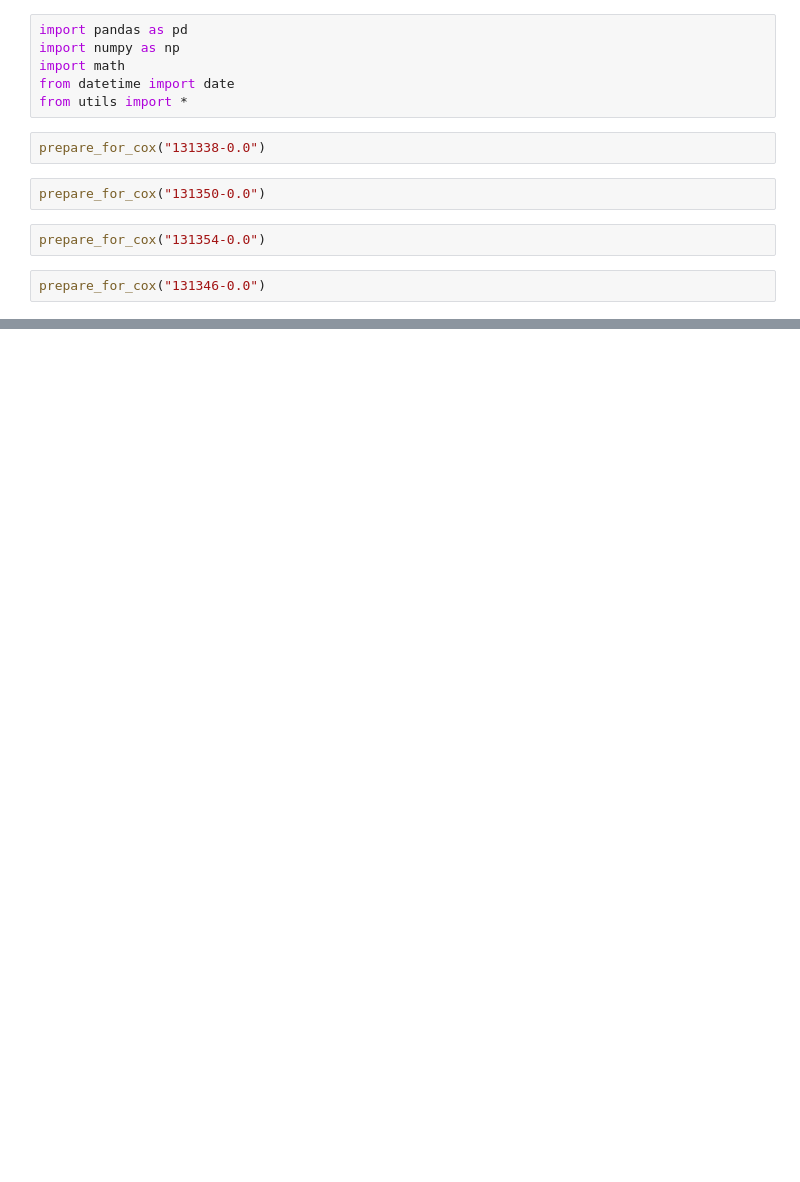
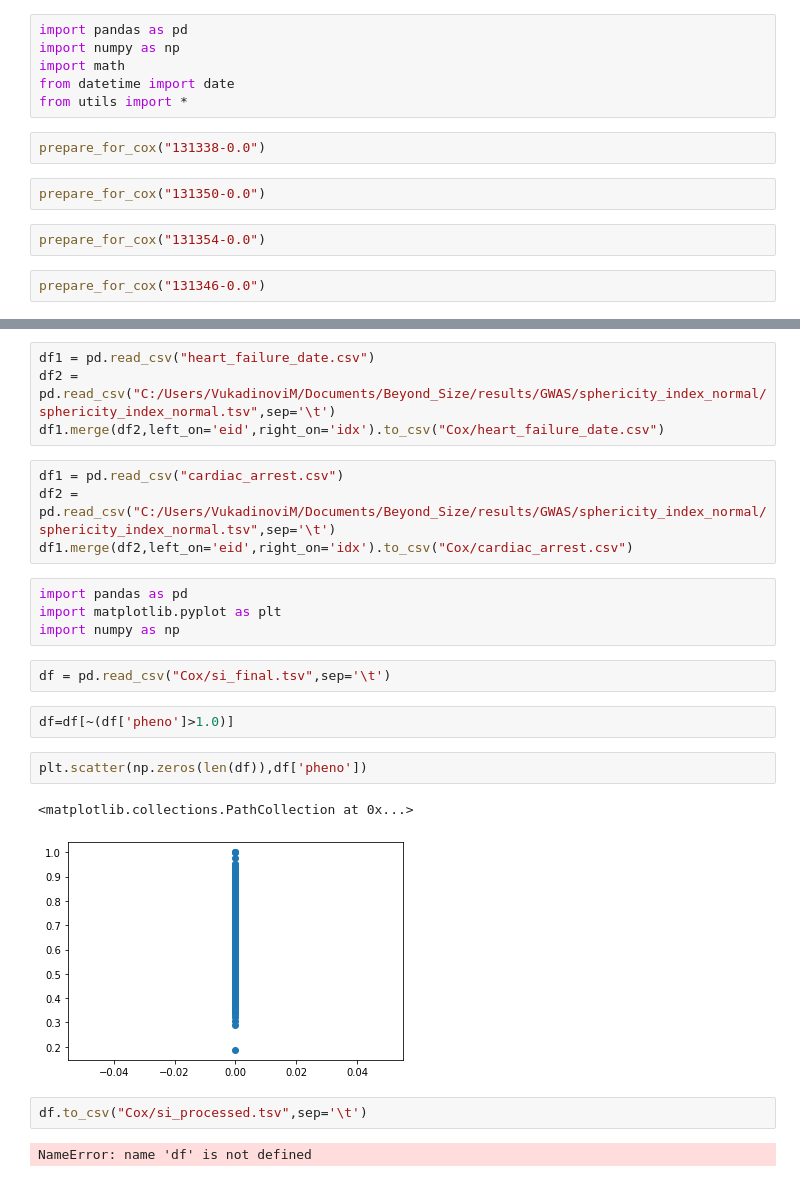
Before and after one commit to vukadinovic936/sphericity, a Jupyter notebook: CoxMethod/Cox.ipynb, the cells around one changed output, grey strips where cells are left out. Cells and saved outputs as stored; diff of their text form; blank space fills up the shorter version.

```diff
--- a/CoxMethod/Cox.ipynb
+++ b/CoxMethod/Cox.ipynb
@@ -54,0 +27,25 @@ df
+# %%
+df1 = pd.read_csv("heart_failure_date.csv")
+df2 = pd.read_csv("C:/Users/VukadinoviM/Documents/Beyond_Size/results/GWAS/sphericity_index_normal/sphericity_index_normal.tsv",sep='\t')
+df1.merge(df2,left_on='eid',right_on='idx').to_csv("Cox/heart_failure_date.csv")
+# %%
+df1 = pd.read_csv("cardiac_arrest.csv")
+df2 = pd.read_csv("C:/Users/VukadinoviM/Documents/Beyond_Size/results/GWAS/sphericity_index_normal/sphericity_index_normal.tsv",sep='\t')
+df1.merge(df2,left_on='eid',right_on='idx').to_csv("Cox/cardiac_arrest.csv")
+# %%
+import pandas as pd
+import matplotlib.pyplot as plt
+import numpy as np
+# %%
+df = pd.read_csv("Cox/si_final.tsv",sep='\t')
+# %%
+df=df[~(df['pheno']>1.0)]
+# %%
+plt.scatter(np.zeros(len(df)),df['pheno'])
+# %% [output]
+<matplotlib.collections.PathCollection at 0x...>
+[figure, added]
+# %%
+df.to_csv("Cox/si_processed.tsv",sep='\t')
+# %% [output]
+NameError: name 'df' is not defined
```
Also changed, not shown: parts of 13 cells of this notebook, 8 other files.
